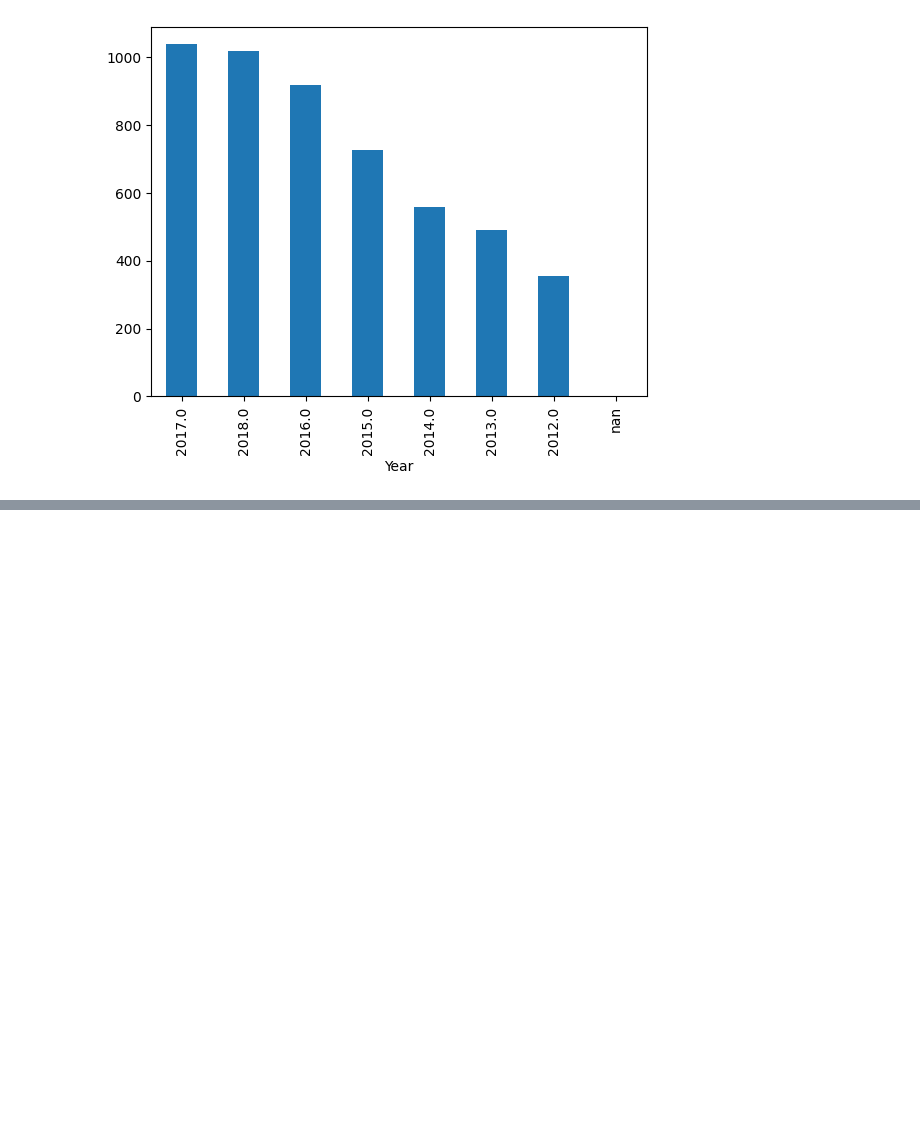
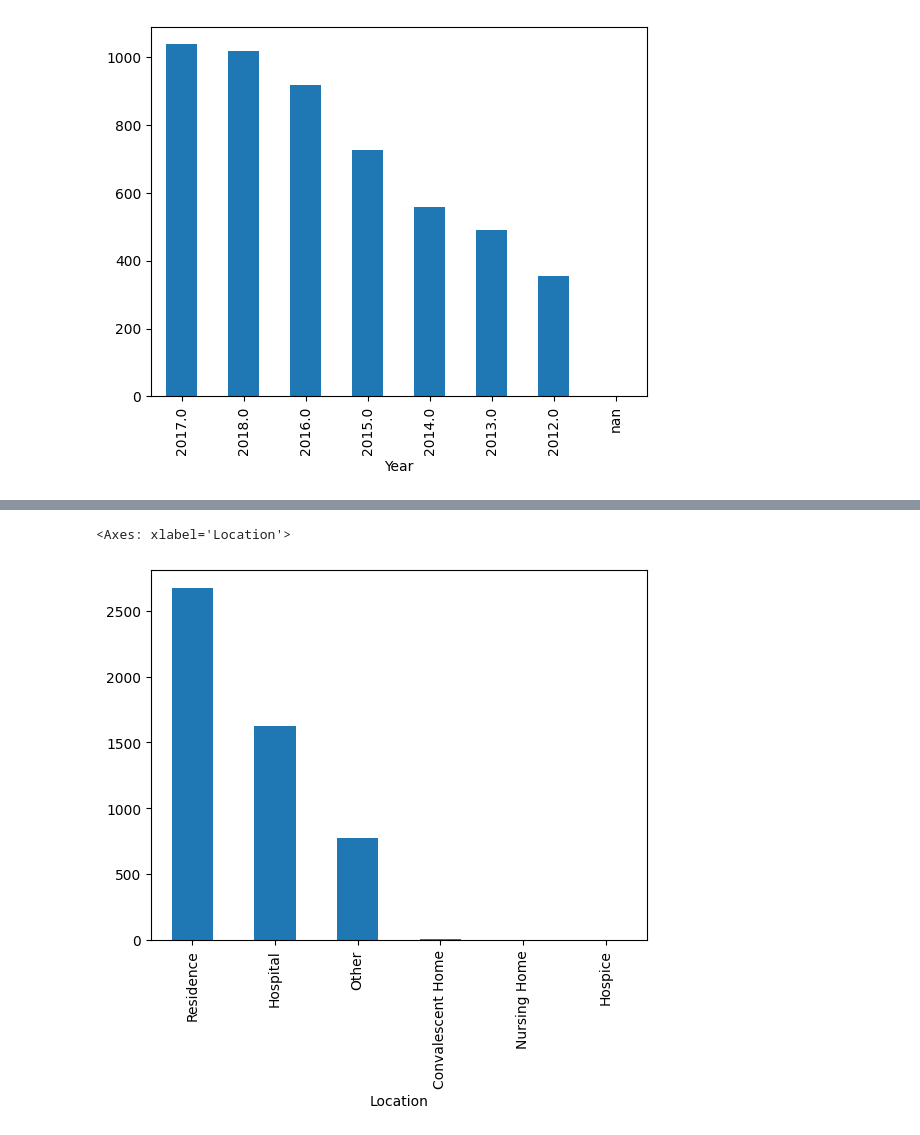
Before and after one commit to angeldthompson/data_project, a Jupyter notebook: data_project.ipynb, the cells around one changed output, grey strips where cells are left out. Drawn from its saved outputs; the diff is of its cells as text; code cells hidden in the pictures; blank space fills up the shorter version.

```diff
--- a/data_project.ipynb
+++ b/data_project.ipynb
@@ -428,0 +420,9 @@ year_counts.plot(kind='bar')
+# %%
+# Count the occurrences of each Location
+location_counts = overdose_deaths_cleaned['Location'].value_counts()
+
+# Plot the counts
+location_counts.plot(kind='bar')
+# %% [output]
+<Axes: xlabel='Location'>
+[figure, added]
```
Also changed, not shown: parts of 2 cells of this notebook.
